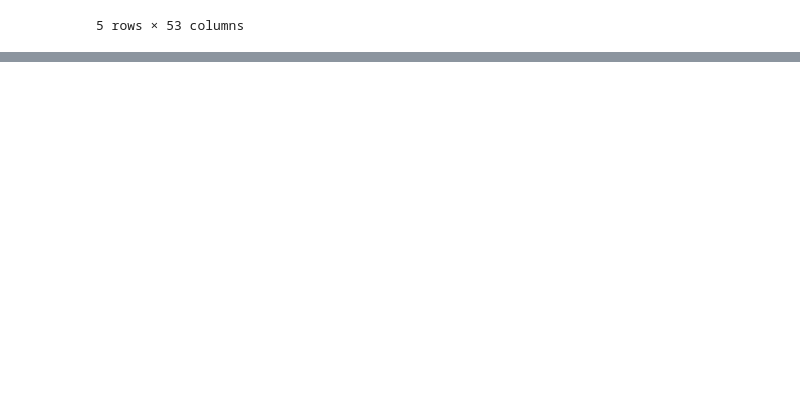
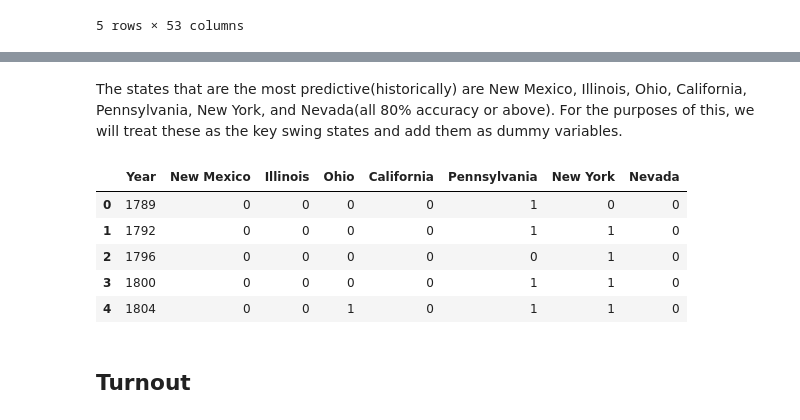
Before and after one commit to coletteyeager/PPOL564_FinalProject, a Jupyter notebook: Data/Data.ipynb, the cells around one changed output, grey strips where cells are left out. Saved outputs shown, nothing was run; the diff lists cells and outputs as text; code cells hidden in the pictures; blank space fills up the shorter version.

```diff
--- a/Data/Data.ipynb
+++ b/Data/Data.ipynb
@@ -212,0 +204,24 @@ states.head()
+# %% [markdown]
+The states that are the most predictive(historically) are New Mexico, Illinois, Ohio, California, Pennsylvania, New York, and Nevada(all 80% accuracy or above). For the purposes of this, we will treat these as the key swing states and add them as dummy variables.
+# %%
+# Create dummy variables for states
+state_dummies = states[['Year', 'New Mexico', 'Illinois', 'Ohio', 'California', 'Pennsylvania', 'New York', 'Nevada', 'Party']]
+
+state_dummies['New Mexico'] = 1*(state_dummies['New Mexico'] == state_dummies['Party'])
+state_dummies['Illinois'] = 1*(state_dummies['Illinois'] == state_dummies['Party'])
+state_dummies['Ohio'] = 1*(state_dummies['Ohio'] == state_dummies['Party'])
+state_dummies['California'] = 1*(state_dummies['California'] == state_dummies['Party'])
+state_dummies['Pennsylvania'] = 1*(state_dummies['Pennsylvania'] == state_dummies['Party'])
+state_dummies['New York'] = 1*(state_dummies['New York'] == state_dummies['Party'])
+state_dummies['Nevada'] = 1*(state_dummies['Nevada'] == state_dummies['Party'])
+state_dummies.drop(columns = 'Party', inplace = True)
+state_dummies.head()
+# %% [output]
+|  | Year | New Mexico | Illinois | Ohio | California | Pennsylvania | New York | Nevada |
+| 0 | 1789 | 0 | 0 | 0 | 0 | 1 | 0 | 0 |
+| 1 | 1792 | 0 | 0 | 0 | 0 | 1 | 1 | 0 |
+| 2 | 1796 | 0 | 0 | 0 | 0 | 0 | 1 | 0 |
+| 3 | 1800 | 0 | 0 | 0 | 0 | 1 | 1 | 0 |
+| 4 | 1804 | 0 | 0 | 1 | 0 | 1 | 1 | 0 |
+# %% [markdown]
+## Turnout
```
Also changed, not shown: parts of 11 cells of this notebook.
